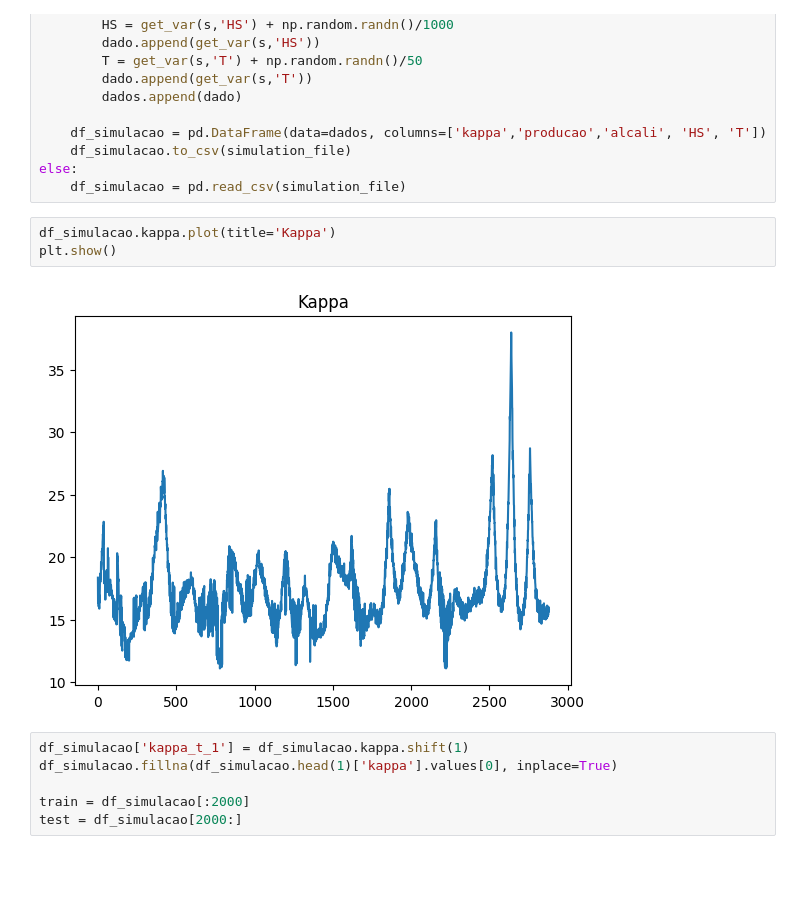
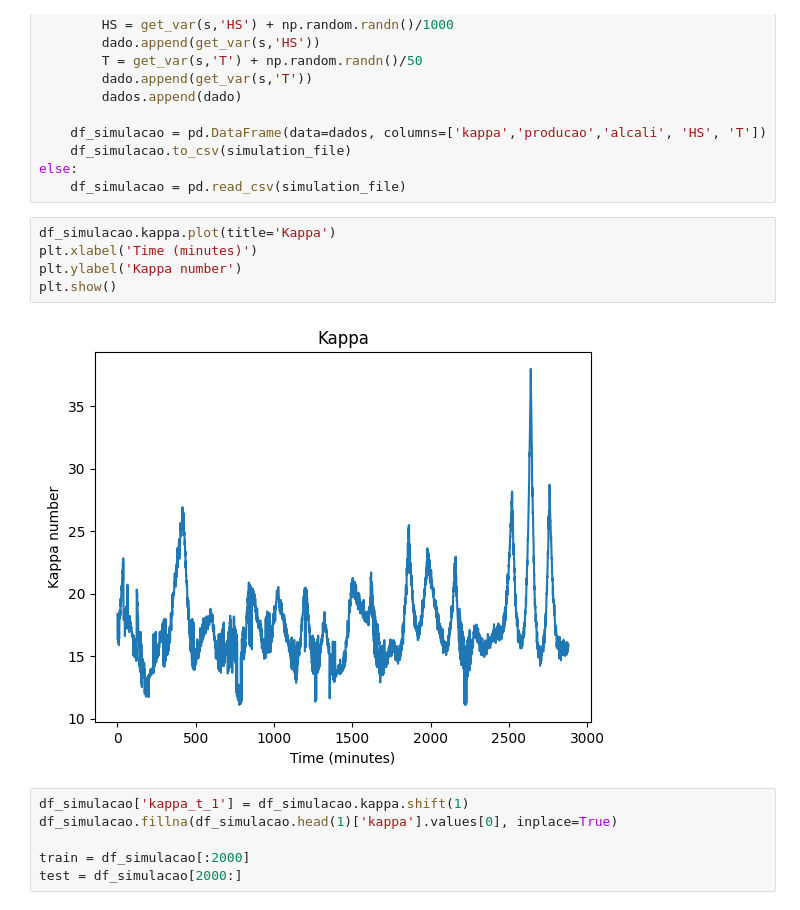
Before and after one commit to robertoamansur/MPC-and-RL-for-Process-Control, a Jupyter notebook: MPC_RL_notebook.ipynb, the cells around one changed output. Drawn from its saved outputs; the diff is of its cells as text; blank space fills up the shorter version.

```diff
--- a/MPC_RL_notebook.ipynb
+++ b/MPC_RL_notebook.ipynb
@@ -985,9 +989,11 @@ else:
     df_simulacao = pd.read_csv(simulation_file)
 # %%
 df_simulacao.kappa.plot(title='Kappa')
+plt.xlabel('Time (minutes)')
+plt.ylabel('Kappa number')
 plt.show()
 # %% [output]
-[figure, old version]
+[figure, new version]
 # %%
 df_simulacao['kappa_t_1'] = df_simulacao.kappa.shift(1)
 df_simulacao.fillna(df_simulacao.head(1)['kappa'].values[0], inplace=True)
```
Also changed, not shown: parts of 15 cells of this notebook.
